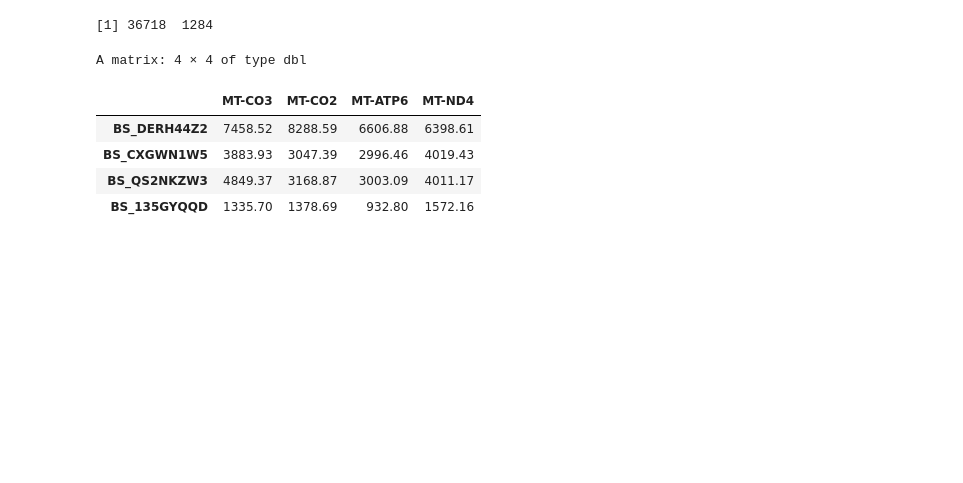
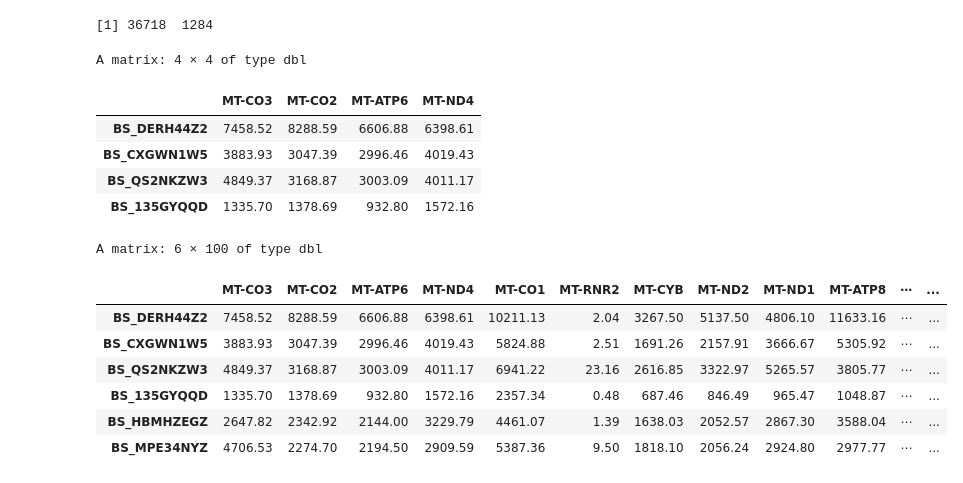
Before and after one commit to adeslatt/pvclust-docker, a Jupyter notebook: assets/tge_pvclust.ipynb, the cells around one changed output. Saved outputs shown, nothing was run; the diff lists cells and outputs as text; code cells hidden in the pictures; blank space fills up the shorter version.

```diff
--- a/assets/tge_pvclust.ipynb
+++ b/assets/tge_pvclust.ipynb
@@ -42,0 +52,11 @@ patient_cluster.pv <- pvclust(patient_cluster_matrix, nboot=10, parallel=FALSE)
+# %%
+head(reduced_pcm)
+# %% [output]
+A matrix: 6 × 100 of type dbl
+|  | MT-CO3 | MT-CO2 | MT-ATP6 | MT-ND4 | MT-CO1 | MT-RNR2 | MT-CYB | MT-ND2 | MT-ND1 | MT-ATP8 | ⋯ | ... |
+| BS_DERH44Z2 | 7458.52 | 8288.59 | 6606.88 | 6398.61 | 10211.13 | 2.04 | 3267.50 | 5137.50 | 4806.10 | 11633.16 | ⋯ | ... |
+| BS_CXGWN1W5 | 3883.93 | 3047.39 | 2996.46 | 4019.43 | 5824.88 | 2.51 | 1691.26 | 2157.91 | 3666.67 | 5305.92 | ⋯ | ... |
+| BS_QS2NKZW3 | 4849.37 | 3168.87 | 3003.09 | 4011.17 | 6941.22 | 23.16 | 2616.85 | 3322.97 | 5265.57 | 3805.77 | ⋯ | ... |
+| BS_135GYQQD | 1335.70 | 1378.69 | 932.80 | 1572.16 | 2357.34 | 0.48 | 687.46 | 846.49 | 965.47 | 1048.87 | ⋯ | ... |
+| BS_HBMHZEGZ | 2647.82 | 2342.92 | 2144.00 | 3229.79 | 4461.07 | 1.39 | 1638.03 | 2052.57 | 2867.30 | 3588.04 | ⋯ | ... |
+| BS_MPE34NYZ | 4706.53 | 2274.70 | 2194.50 | 2909.59 | 5387.36 | 9.50 | 1818.10 | 2056.24 | 2924.80 | 2977.77 | ⋯ | ... |
```
Also changed, not shown: parts of 16 cells of this notebook.
